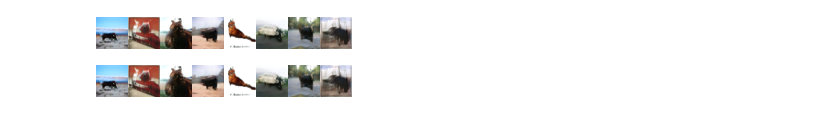
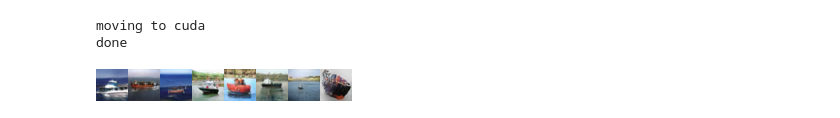
Before and after one commit to unixpickle/inpaint-gan, a Jupyter notebook: experiments.ipynb, the cells around one changed output. Saved outputs shown, nothing was run; the diff lists cells and outputs as text; code cells hidden in the pictures.

```diff
--- a/experiments.ipynb
+++ b/experiments.ipynb
@@ -9,21 +12,27 @@ from diffusion_inpaint import Diffusion, create_alpha_schedule
 # %%
 with open('cifar10.pkl', 'rb') as f:
     full_model = pickle.load(f)
+device = torch.device('cpu' if not torch.cuda.is_available() else 'cuda')
+print('moving to', device)
+full_model['G'].to(device)
+print('done')
+# %% [output]
+moving to cuda
+done
 # %%
 def display_samples(batch):
     img = batch.clamp(-1, 1).permute(2, 0, 3, 1).reshape([batch.shape[-2], -1, 3])
-    arr = ((img.detach().numpy()+1)*127.5).astype('uint8')
+    arr = ((img.detach().cpu().numpy()+1)*127.5).astype('uint8')
     display(Image.fromarray(arr))
 # %%
-label = torch.zeros(8, 10)
-label[:, 8] = 0
+label = torch.zeros(8, 10).to(device)
+label[:, 8] = 1
 
-sample = full_model['G'](torch.randn(label.shape[0], 512), label, force_fp32=True)
+noise = torch.randn(label.shape[0], 512).to(device)
+sample = full_model['G'](noise, label, force_fp32=True)
 display_samples(sample)
 
-inpaint_me = sample.clone()
-display_samples(inpaint_me)
+inpaint_me = sample.clone().detach().cpu()
 # %% [output]
-[figure, old version]
+[figure, new version]
-[figure, removed]
 # %%
```
Also changed, not shown: parts of 5 cells of this notebook, 3 other files.
